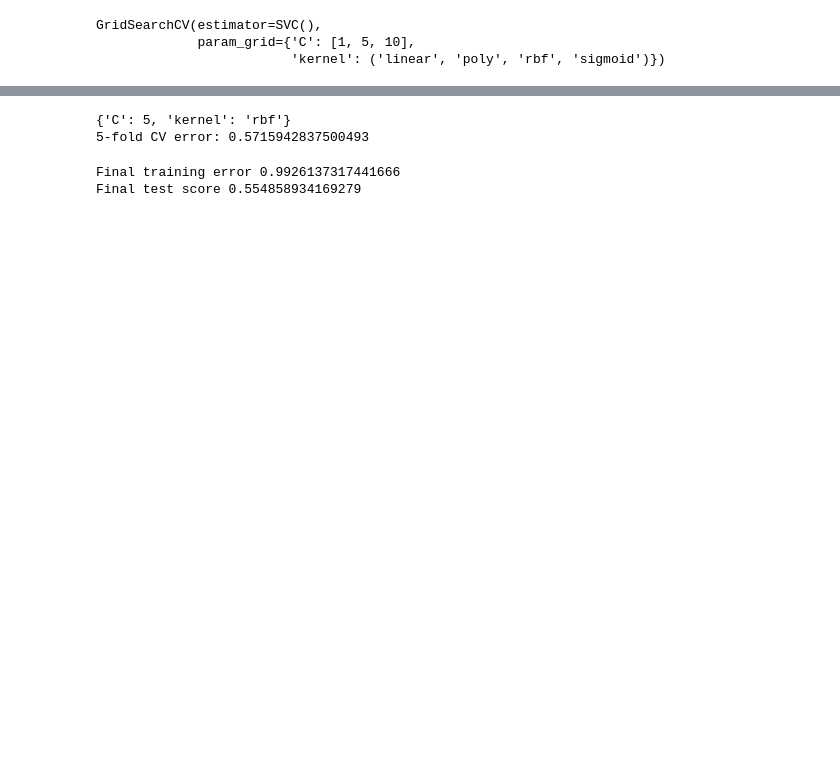
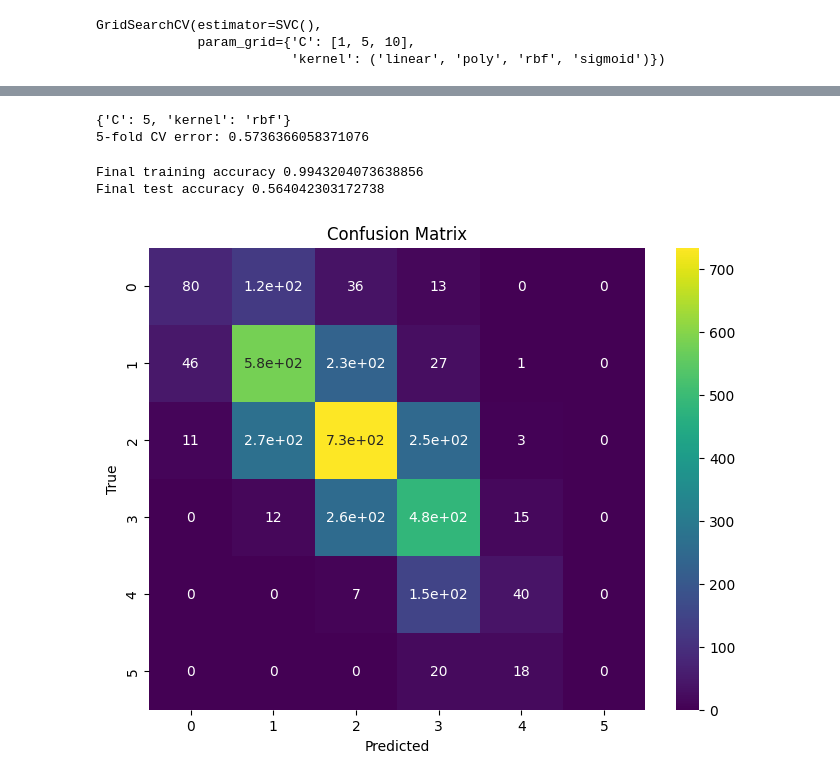
Before and after one commit to scottjaymsu/NLP-Autograder, a Jupyter notebook: svm_model.ipynb, the cells around one changed output, grey strips where cells are left out. Drawn from its saved outputs; the diff is of its cells as text; code cells hidden in the pictures; blank space fills up the shorter version.

Commit message:
made significant changes to svm model

```diff
--- a/svm_model.ipynb
+++ b/svm_model.ipynb
@@ -14,2 +106,5 @@ X_train, X_test, y_train, y_test = train_test_split(X, y, test_size=0.3, random_
+# %%
+#We want the test split to be 30% of the size of the total data, ie test_size = N*0.3
+X_train, X_test, y_train, y_test = train_test_split(X, y, test_size=0.4, random_state=42)
 # %%
 # X_test, X_eval, y_test, y_eval = train_test_split(X_test, y_test, test_size=0.5, random_state=42)
@@ -74,13 +184,35 @@ print(results_df)
 # %%
-print(clf.best_params_)
-print("5-fold CV error:",clf.best_score_)
+print(clf.best_params_) # #best model parameters
+print("5-fold CV error:",clf.best_score_) # the 5-fold cross validation error of the best model
 # %% [output]
 {'C': 5, 'kernel': 'rbf'}
-5-fold CV error: 0.5715942837500493
+5-fold CV error: 0.5736366058371076
 # %%
+#save the best model
 mod = clf.best_estimator_
-print("Final training error",mod.score(X_train_bow,y_train))
-print("Final test score",mod.score(X_test_bow,y_test))
+#reporting final training and testing accuracy
+print("Final training accuracy",mod.score(X_train_bow,y_train))
+print("Final test accuracy",mod.score(X_test_bow,y_test))
 # %% [output]
-Final training error 0.9926137317441666
-Final test score 0.554858934169279
+Final training accuracy 0.9943204073638856
+Final test accuracy 0.564042303172738
+# %%
+#getting predicted values
+y_pred = mod.predict(X_test_bow)
+# %%
+#let's plot a confusion matrix
+from sklearn.metrics import confusion_matrix
+import seaborn as sns
+cm = confusion_matrix(y_test,y_pred) #create confusion matrix
+
+plt.figure(figsize=(8, 6))
+sns.heatmap(cm,cmap = "viridis", annot=True)
+
+# plt.figure(figsize=(8, 6))
+# sns.heatmap(cm, annot=True, fmt='d', cmap='Blues', xticklabels=range(6), yticklabels=range(6))
+plt.xlabel('Predicted')
+plt.ylabel('True')
+plt.title('Confusion Matrix')
+plt.show()
+# %% [output]
+[figure, added]
```
Also changed, not shown: parts of 32 cells of this notebook.
